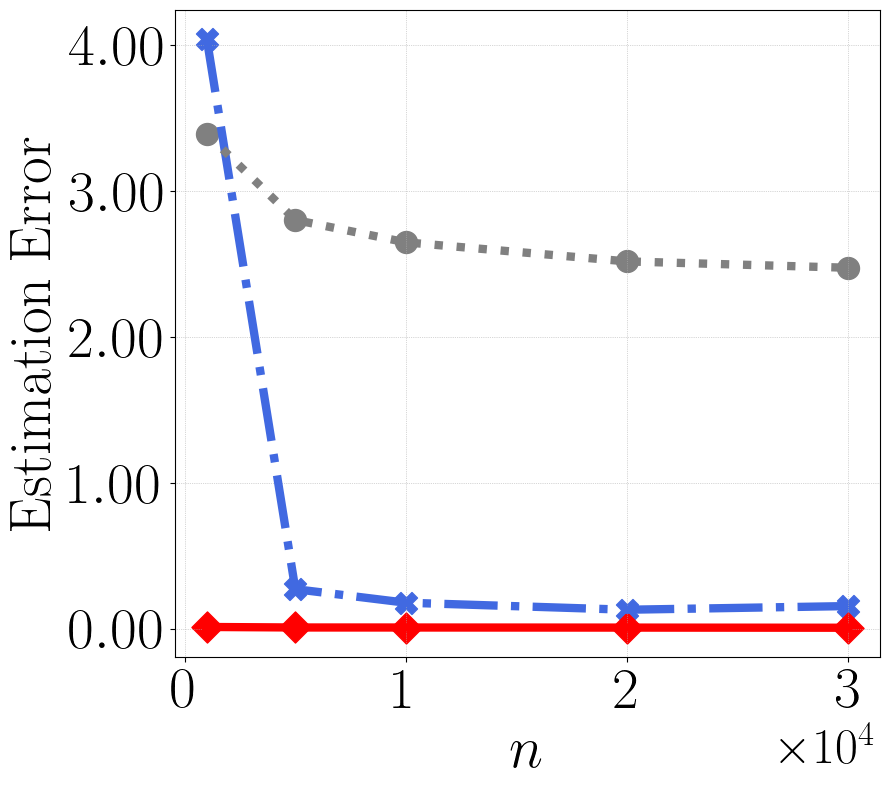
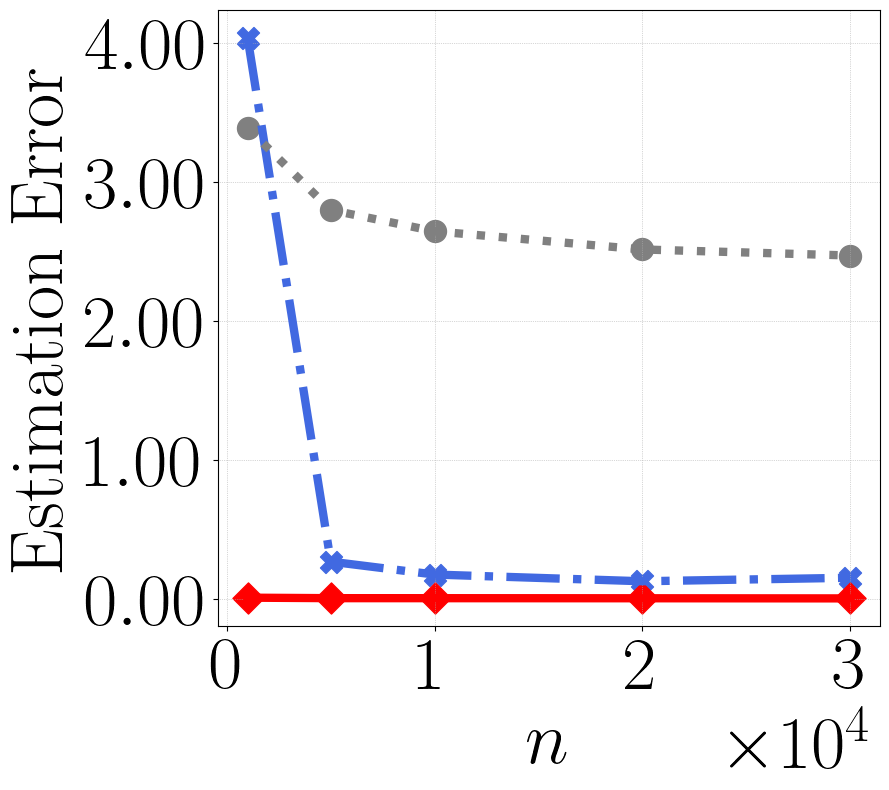
Code edit (unified diff) that turned the first committed figure into the second:
--- before
+++ after
@@ -23,15 +23,15 @@
 plt.scatter(d1, iipw, s=250, color='red', label=r"$\mathrm{Algorithm~1}$", marker="D")
 
-plt.xlabel(r"$n$", fontsize=42)
-plt.ylabel(r"$\mathrm{Estimation~Error}$", fontsize=42)
+plt.xlabel(r"$n$", fontsize=54)
+plt.ylabel(r"$\mathrm{Estimation~Error}$", fontsize=54)
 
 
-plt.yticks([0,1,2,3,4],[r'$\mathrm{0.00}$', r'$\mathrm{1.00}$', r'$\mathrm{2.00}$', r'$\mathrm{3.00}$', r'$\mathrm{4.00}$'],fontsize=42)
+plt.yticks([0,1,2,3,4],[r'$\mathrm{0.00}$', r'$\mathrm{1.00}$', r'$\mathrm{2.00}$', r'$\mathrm{3.00}$', r'$\mathrm{4.00}$'],fontsize=54)
 
 
 xticks = [0, 10000, 20000, 30000]
-plt.xticks(xticks, fontsize=42)
+plt.xticks(xticks, fontsize=54)
 plt.ticklabel_format(style='sci', scilimits=(0,0), axis='x')
-ax.xaxis.get_offset_text().set_fontsize(36)
+ax.xaxis.get_offset_text().set_fontsize(54)
 #plt.legend(fontsize = 36, loc='upper right', bbox_to_anchor=(1.03, 0.6))
 

Commit: revise figures